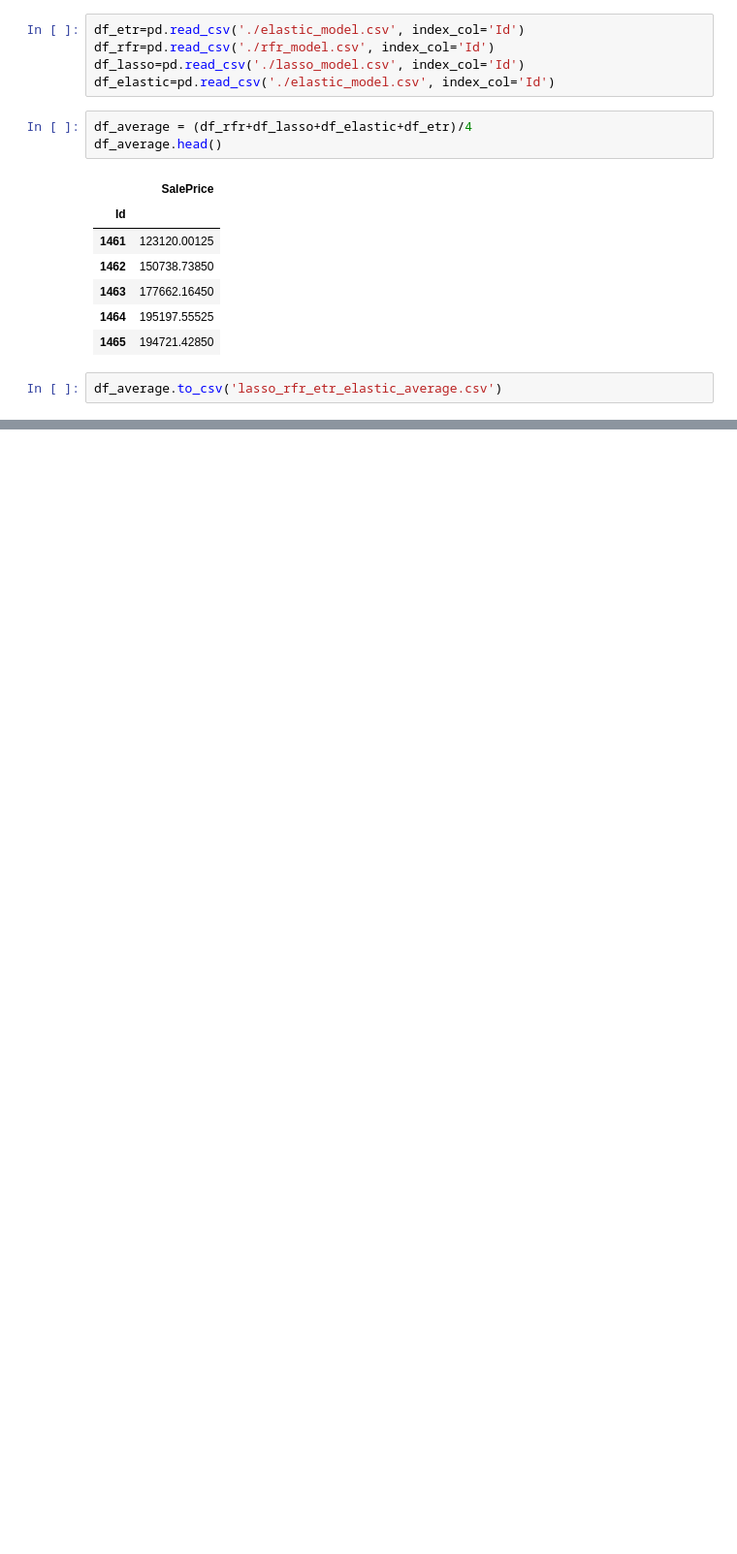
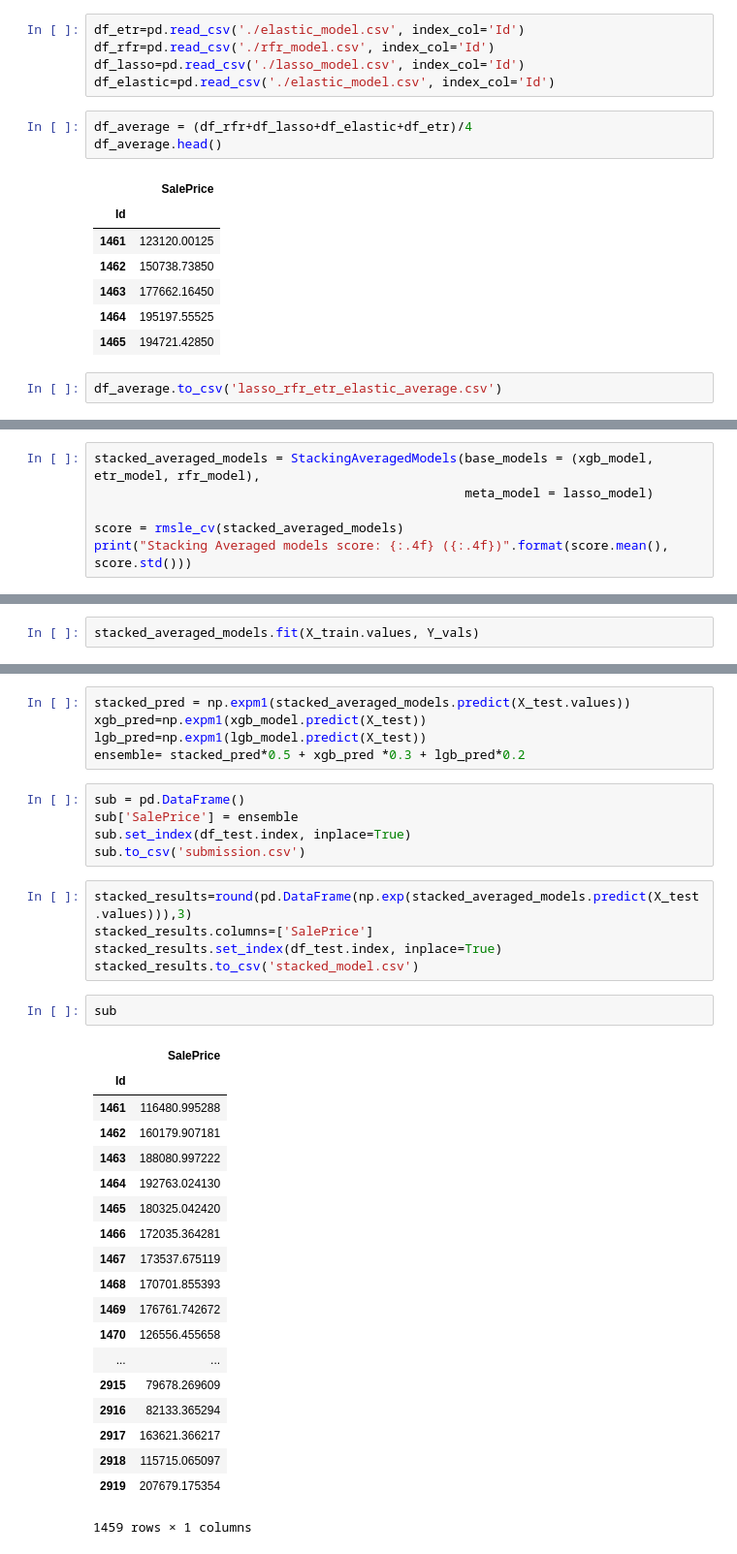
Before and after one commit to shom-gh/ML_project, a Jupyter notebook: MJC_Models.ipynb, the cells around one changed output, grey strips where cells are left out. Shown: that part at 97% size. Saved outputs shown, nothing was run; the diff lists cells and outputs as text; blank space fills up the shorter version.

Commit message:
updated with stacking

```diff
--- a/MJC_Models.ipynb
+++ b/MJC_Models.ipynb
@@ -271,0 +384,6 @@ df_average.to_csv('lasso_rfr_etr_elastic_average.csv')
+# %%
+stacked_averaged_models = StackingAveragedModels(base_models = (xgb_model, etr_model, rfr_model),
+                                                 meta_model = lasso_model)
+
+score = rmsle_cv(stacked_averaged_models)
+print("Stacking Averaged models score: {:.4f} ({:.4f})".format(score.mean(), score.std()))
@@ -271,0 +392,2 @@ df_average.to_csv('lasso_rfr_etr_elastic_average.csv')
+# %%
+stacked_averaged_models.fit(X_train.values, Y_vals)
@@ -271,0 +421,37 @@ df_average.to_csv('lasso_rfr_etr_elastic_average.csv')
+# %%
+stacked_pred = np.expm1(stacked_averaged_models.predict(X_test.values))
+xgb_pred=np.expm1(xgb_model.predict(X_test))
+lgb_pred=np.expm1(lgb_model.predict(X_test))
+ensemble= stacked_pred*0.5 + xgb_pred *0.3 + lgb_pred*0.2
+# %%
+sub = pd.DataFrame()
+sub['SalePrice'] = ensemble
+sub.set_index(df_test.index, inplace=True)
+sub.to_csv('submission.csv')
+# %%
+stacked_results=round(pd.DataFrame(np.exp(stacked_averaged_models.predict(X_test.values))),3)
+stacked_results.columns=['SalePrice']
+stacked_results.set_index(df_test.index, inplace=True)
+stacked_results.to_csv('stacked_model.csv')
+# %%
+sub
+# %% [output]
+|  | SalePrice |
+| Id |  |
+| 1461 | 116480.995288 |
+| 1462 | 160179.907181 |
+| 1463 | 188080.997222 |
+| 1464 | 192763.024130 |
+| 1465 | 180325.042420 |
+| 1466 | 172035.364281 |
+| 1467 | 173537.675119 |
+| 1468 | 170701.855393 |
+| 1469 | 176761.742672 |
+| 1470 | 126556.455658 |
+| ... | ... |
+| 2915 | 79678.269609 |
+| 2916 | 82133.365294 |
+| 2917 | 163621.366217 |
+| 2918 | 115715.065097 |
+| 2919 | 207679.175354 |
+1459 rows × 1 columns
```
Also changed, not shown: parts of 26 cells of this notebook.
